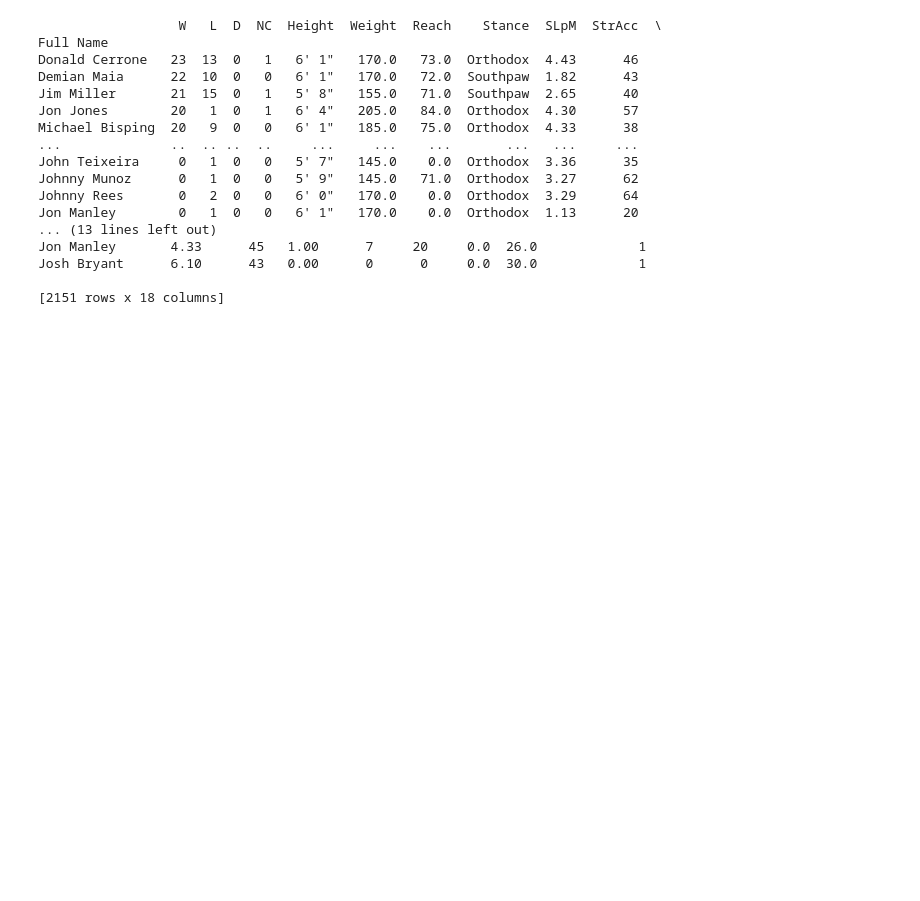
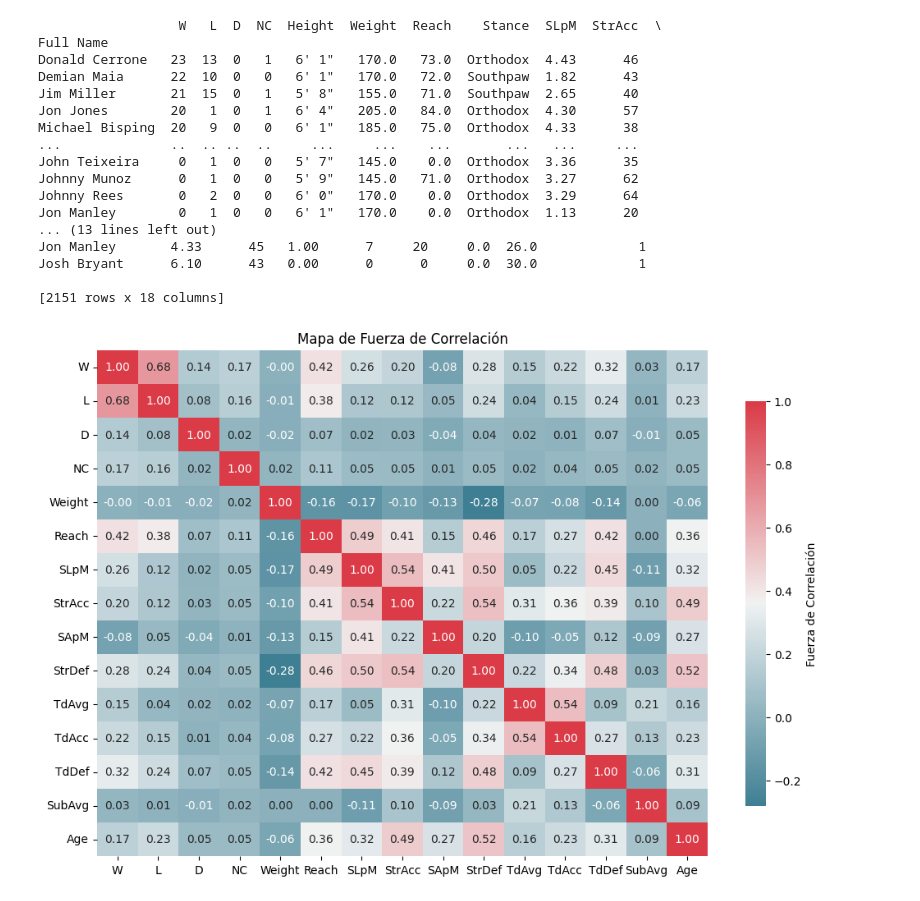
Before and after one commit to Alerragz/Data-Analysis, a Jupyter notebook: UFC/UFC.ipynb, the cells around one changed output. Drawn from its saved outputs; the diff is of its cells as text; code cells hidden in the pictures; blank space fills up the shorter version.

```diff
--- a/UFC/UFC.ipynb
+++ b/UFC/UFC.ipynb
@@ -182,0 +220,16 @@ fig.show()
+# %%
+# Selecciona las columnas numéricas para calcular la correlación (excluyendo 'Full Name')
+numeric_columns = ['W', 'L', 'D', 'NC', 'Weight', 'Reach', 'SLpM', 'StrAcc', 'SApM', 'StrDef', 'TdAvg', 'TdAcc', 'TdDef', 'SubAvg', 'Age']
+
+# Calcula la matriz de correlación
+correlation_matrix = dfwinners_fights[numeric_columns].corr()
+
+# Crea un mapa de calor personalizado para visualizar la fuerza de correlación
+plt.figure(figsize=(12, 8))
+cmap = sns.diverging_palette(220, 10, as_cmap=True)  # Define una paleta de colores
+sns.heatmap(correlation_matrix, annot=True, fmt=".2f", cmap=cmap,
+            cbar_kws={'shrink': 0.8, 'label': 'Fuerza de Correlación'})
+plt.title("Mapa de Fuerza de Correlación")
+plt.show()
+# %% [output]
+[figure, added]
```
Also changed, not shown: parts of 9 cells of this notebook.
